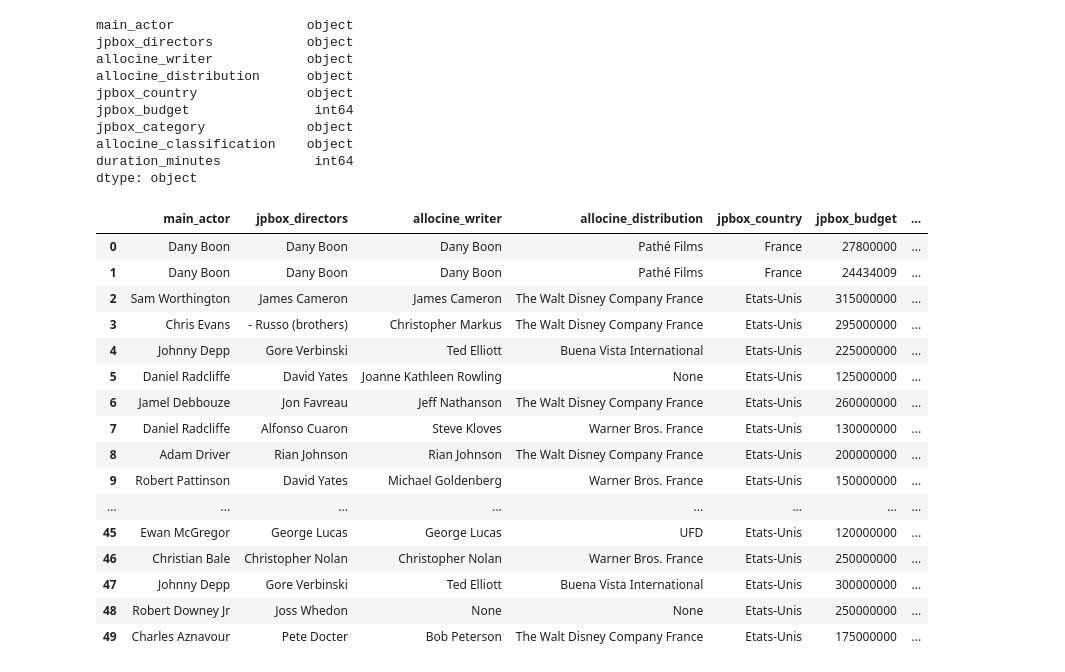
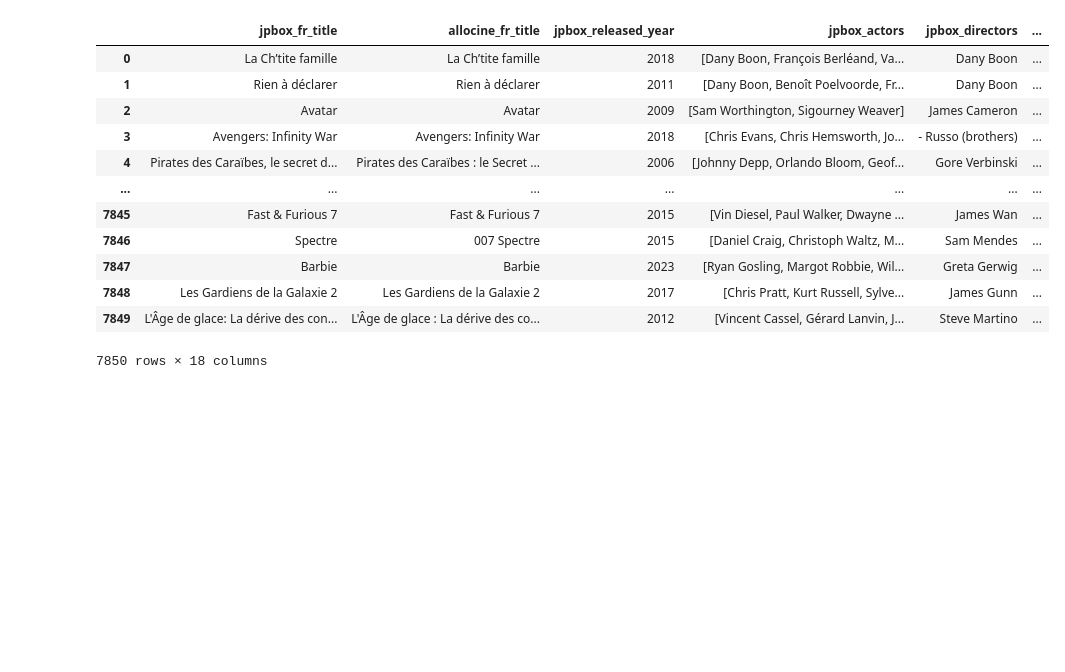
Before and after one commit to haceneZERROUK/MLrecap_Model, a Jupyter notebook: modele_hacene.ipynb, the cells around one changed output. Saved outputs shown, nothing was run; the diff lists cells and outputs as text; code cells hidden in the pictures; blank space fills up the shorter version.

```diff
--- a/modele_hacene.ipynb
+++ b/modele_hacene.ipynb
@@ -28,0 +52,25 @@ df['jpbox_budget'] = df['jpbox_budget'].astype(int)
+# %%
+df_top_100_actors = df.groupby('main_actor')['jpbox_weekly_entrances'].mean().sort_values(ascending= False)[0:100].reset_index()
+df_top_100_actors['main_actor']
+
+df['top100_actor'] = df['main_actor'].apply(lambda x : 1 if x in(df_top_100_actors['main_actor'].to_list()
+) else 0)
+
+
+df_top_100_directors = df.groupby('jpbox_directors')['jpbox_weekly_entrances'].mean().sort_values(ascending= False)[0:100].reset_index()
+df_top_100_directors['jpbox_directors']
+
+df['top100_director'] = df['jpbox_directors'].apply(lambda x : 1 if x in(df_top_100_directors['jpbox_directors'].to_list()
+) else 0)
+
+df_top_100_writers = df.groupby('allocine_writer')['jpbox_weekly_entrances'].mean().sort_values(ascending= False)[0:100].reset_index()
+df_top_100_writers['allocine_writer']
+
+df['top100_writer'] = df['allocine_writer'].apply(lambda x : 1 if x in(df_top_100_writers['allocine_writer'].to_list()
+) else 0)
+
+df_top_20_distributions = df.groupby('allocine_distribution')['jpbox_weekly_entrances'].mean().sort_values(ascending= False)[0:20].reset_index()
+df_top_20_distributions['allocine_distribution']
+
+df['top20_distribution'] = df['allocine_distribution'].apply(lambda x : 1 if x in(df_top_20_distributions['allocine_distribution'].to_list()
+) else 0)
@@ -29,3 +94,19 @@ df['jpbox_budget'] = df['jpbox_budget'].astype(int)
+# %%
+df
+# %% [output]
+|  | jpbox_fr_title | allocine_fr_title | jpbox_released_year | jpbox_actors | jpbox_directors | ... |
+| 0 | La Ch’tite famille | La Ch’tite famille | 2018 | [Dany Boon, François Berléand, Va... | Dany Boon | ... |
+| 1 | Rien à déclarer | Rien à déclarer | 2011 | [Dany Boon, Benoît Poelvoorde, Fr... | Dany Boon | ... |
+| 2 | Avatar | Avatar | 2009 | [Sam Worthington, Sigourney Weaver] | James Cameron | ... |
+| 3 | Avengers: Infinity War | Avengers: Infinity War | 2018 | [Chris Evans, Chris Hemsworth, Jo... | - Russo (brothers) | ... |
+| 4 | Pirates des Caraïbes, le secret d... | Pirates des Caraïbes : le Secret ... | 2006 | [Johnny Depp, Orlando Bloom, Geof... | Gore Verbinski | ... |
+| ... | ... | ... | ... | ... | ... | ... |
+| 7845 | Fast & Furious 7 | Fast & Furious 7 | 2015 | [Vin Diesel, Paul Walker, Dwayne ... | James Wan | ... |
+| 7846 | Spectre | 007 Spectre | 2015 | [Daniel Craig, Christoph Waltz, M... | Sam Mendes | ... |
+| 7847 | Barbie | Barbie | 2023 | [Ryan Gosling, Margot Robbie, Wil... | Greta Gerwig | ... |
+| 7848 | Les Gardiens de la Galaxie 2 | Les Gardiens de la Galaxie 2 | 2017 | [Chris Pratt, Kurt Russell, Sylve... | James Gunn | ... |
+| 7849 | L'Âge de glace: La dérive des con... | L'Âge de glace : La dérive des co... | 2012 | [Vincent Cassel, Gérard Lanvin, J... | Steve Martino | ... |
+7850 rows × 18 columns
 # %%
 features_of_interest = [
     "main_actor",
@@ -66,37 +158,6 @@ data, target, numerical_data,categorical_data = (
 )
 # %%
 X_train, X_test, y_train, y_test = train_test_split(data, target, shuffle=True, train_size=0.85, random_state=42)
-# %%
-print(df[features_of_interest].dtypes)
-df[features_of_interest].head(50)
-# %% [output]
-main_actor                 object
-jpbox_directors            object
-allocine_writer            object
-allocine_distribution      object
-jpbox_country              object
-jpbox_budget                int64
-jpbox_category             object
-allocine_classification    object
-duration_minutes            int64
-dtype: object
-|  | main_actor | jpbox_directors | allocine_writer | allocine_distribution | jpbox_country | jpbox_budget | ... |
-| 0 | Dany Boon | Dany Boon | Dany Boon | Pathé Films | France | 27800000 | ... |
-| 1 | Dany Boon | Dany Boon | Dany Boon | Pathé Films | France | 24434009 | ... |
-| 2 | Sam Worthington | James Cameron | James Cameron | The Walt Disney Company France | Etats-Unis | 315000000 | ... |
-| 3 | Chris Evans | - Russo (brothers) | Christopher Markus | The Walt Disney Company France | Etats-Unis | 295000000 | ... |
-| 4 | Johnny Depp | Gore Verbinski | Ted Elliott | Buena Vista International | Etats-Unis | 225000000 | ... |
-| 5 | Daniel Radcliffe | David Yates | Joanne Kathleen Rowling | None | Etats-Unis | 125000000 | ... |
-| 6 | Jamel Debbouze | Jon Favreau | Jeff Nathanson | The Walt Disney Company France | Etats-Unis | 260000000 | ... |
-| 7 | Daniel Radcliffe | Alfonso Cuaron | Steve Kloves | Warner Bros. France | Etats-Unis | 130000000 | ... |
-| 8 | Adam Driver | Rian Johnson | Rian Johnson | The Walt Disney Company France | Etats-Unis | 200000000 | ... |
-| 9 | Robert Pattinson | David Yates | Michael Goldenberg | Warner Bros. France | Etats-Unis | 150000000 | ... |
-| ... | ... | ... | ... | ... | ... | ... | ... |
-| 45 | Ewan McGregor | George Lucas | George Lucas | UFD | Etats-Unis | 120000000 | ... |
-| 46 | Christian Bale | Christopher Nolan | Christopher Nolan | Warner Bros. France | Etats-Unis | 250000000 | ... |
-| 47 | Johnny Depp | Gore Verbinski | Ted Elliott | Buena Vista International | Etats-Unis | 300000000 | ... |
-| 48 | Robert Downey Jr | Joss Whedon | None | None | Etats-Unis | 250000000 | ... |
-| 49 | Charles Aznavour | Pete Docter | Bob Peterson | The Walt Disney Company France | Etats-Unis | 175000000 | ... |
 # %%
 preprocessor = ColumnTransformer(
     [("categorical", OneHotEncoder(handle_unknown='ignore'), categorical_column),
```
Also changed, not shown: parts of 11 cells of this notebook, 6 other files.
